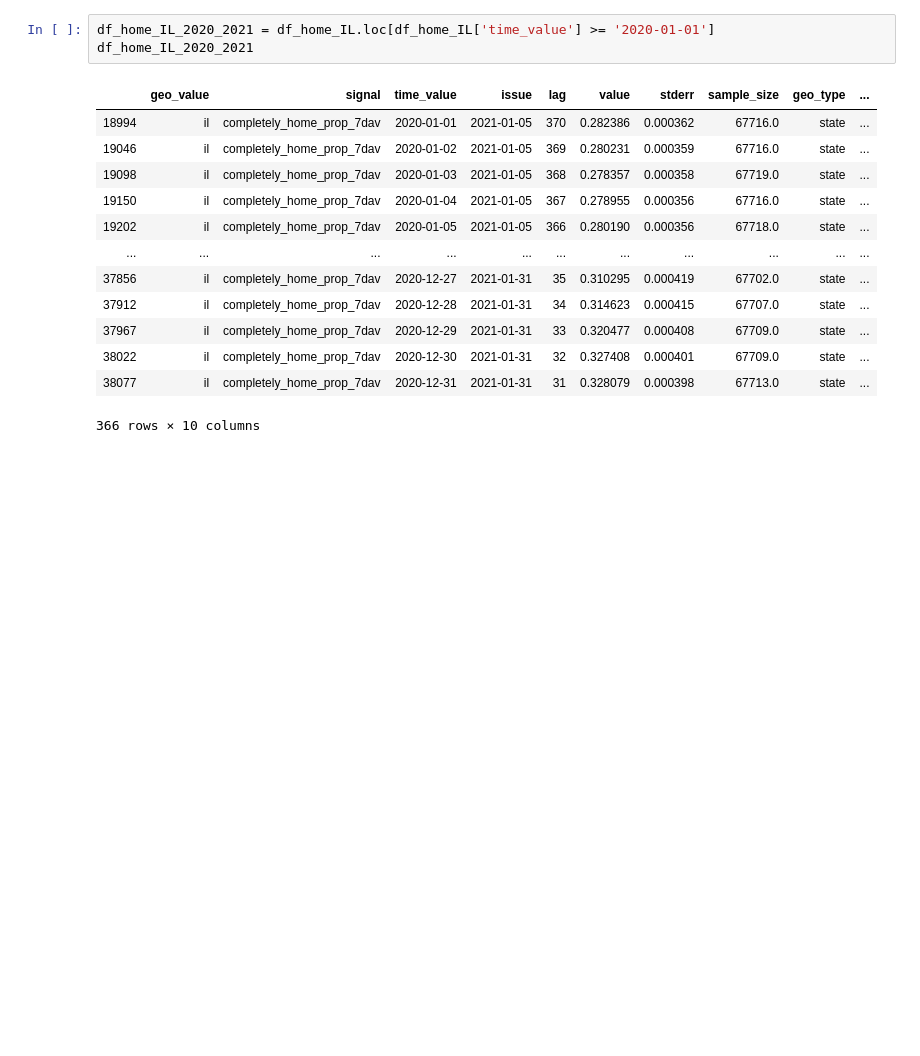
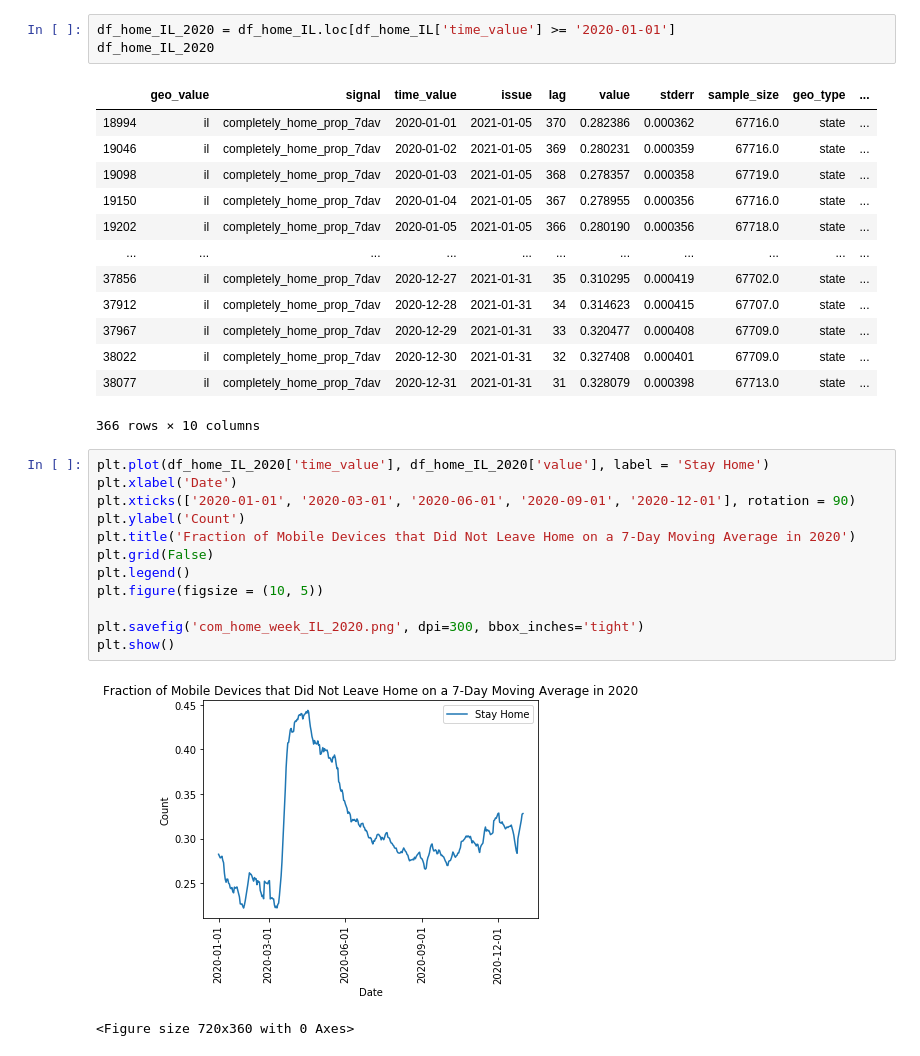
Before and after one commit to erickzli/IS597-COVID-Project, a Jupyter notebook: Kerstin's Folder/Evaluate- SafeGraph Data.ipynb, the cells around one changed output. Saved outputs shown, nothing was run; the diff lists cells and outputs as text; blank space fills up the shorter version.

Commit message:
Export visualizations

```diff
--- a/Kerstin's Folder/Evaluate- SafeGraph Data.ipynb
+++ b/Kerstin's Folder/Evaluate- SafeGraph Data.ipynb
@@ -288,8 +287,8 @@ plt.show()
 [figure]
 <Figure size 720x360 with 0 Axes>
 # %%
-df_home_IL_2020_2021 = df_home_IL.loc[df_home_IL['time_value'] >= '2020-01-01']
-df_home_IL_2020_2021
+df_home_IL_2020 = df_home_IL.loc[df_home_IL['time_value'] >= '2020-01-01']
+df_home_IL_2020
 # %% [output]
 |  | geo_value | signal | time_value | issue | lag | value | stderr | sample_size | geo_type | ... |
 | 18994 | il | completely_home_prop_7dav | 2020-01-01 | 2021-01-05 | 370 | 0.282386 | 0.000362 | 67716.0 | state | ... |
@@ -304,3 +303,18 @@ df_home_IL_2020_2021
 | 38022 | il | completely_home_prop_7dav | 2020-12-30 | 2021-01-31 | 32 | 0.327408 | 0.000401 | 67709.0 | state | ... |
 | 38077 | il | completely_home_prop_7dav | 2020-12-31 | 2021-01-31 | 31 | 0.328079 | 0.000398 | 67713.0 | state | ... |
 366 rows × 10 columns
+# %%
+plt.plot(df_home_IL_2020['time_value'], df_home_IL_2020['value'], label = 'Stay Home')
+plt.xlabel('Date')
+plt.xticks(['2020-01-01', '2020-03-01', '2020-06-01', '2020-09-01', '2020-12-01'], rotation = 90)
+plt.ylabel('Count')
+plt.title('Fraction of Mobile Devices that Did Not Leave Home on a 7-Day Moving Average in 2020')
+plt.grid(False)
+plt.legend()
+plt.figure(figsize = (10, 5))
+
+plt.savefig('com_home_week_IL_2020.png', dpi=300, bbox_inches='tight')
+plt.show()
+# %% [output]
+[figure, added]
+<Figure size 720x360 with 0 Axes>
```
Also changed, not shown: parts of 1 cell of this notebook, 2 other files.
